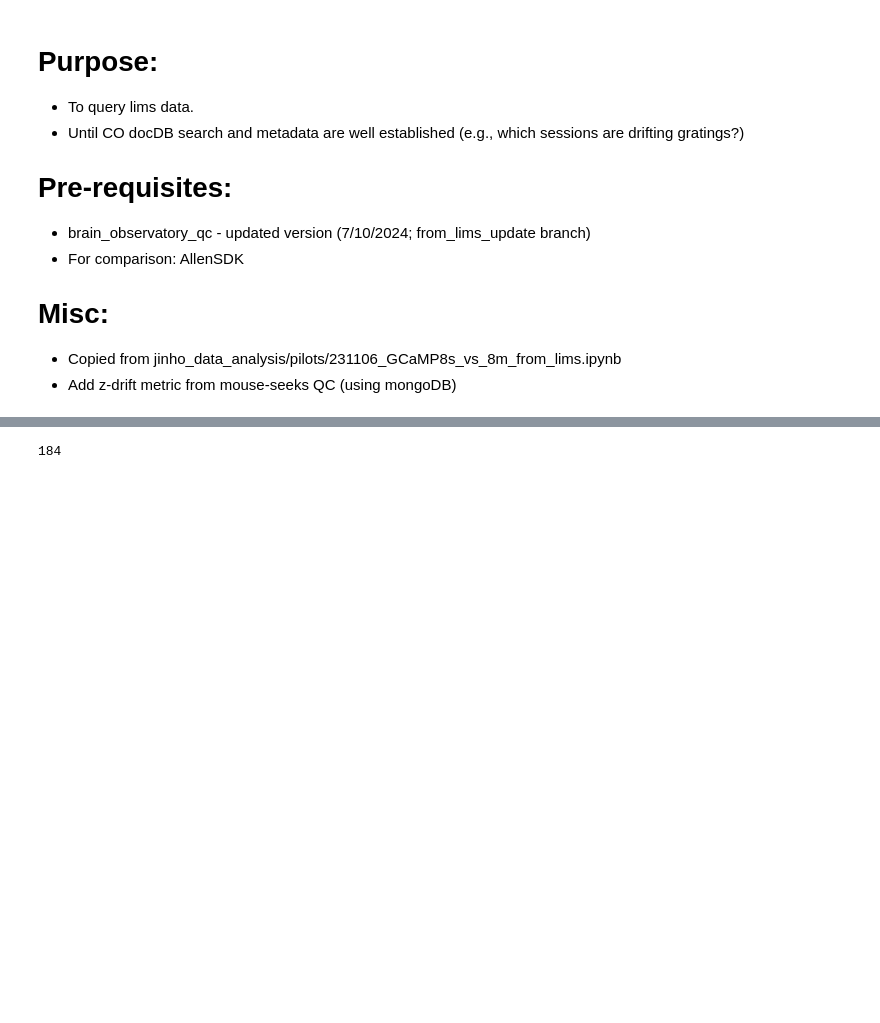
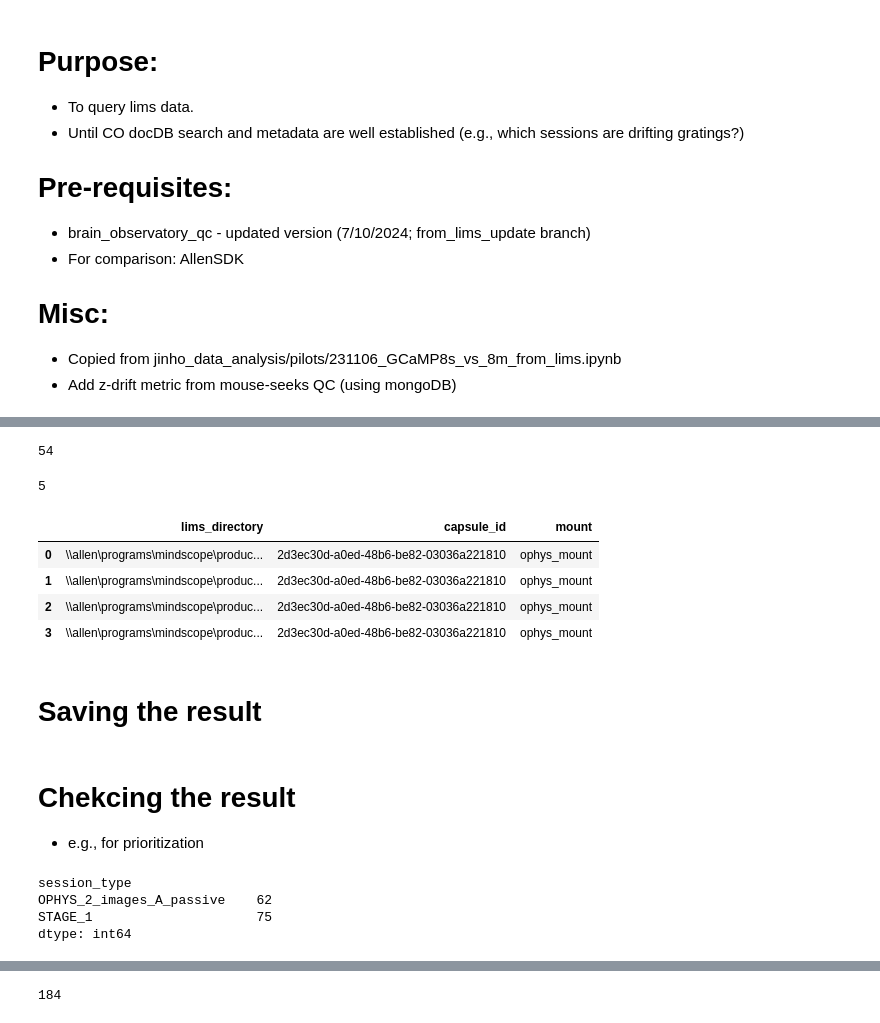
Before and after one commit to AllenNeuralDynamics/lamf_analysis_lims, a Jupyter notebook: pilot_data_analysis/GCaMP/240701_query_lims_data.ipynb, the cells around one changed output, grey strips where cells are left out. Saved outputs shown, nothing was run; the diff lists cells and outputs as text; code cells hidden in the pictures; blank space fills up the shorter version.

```diff
--- a/pilot_data_analysis/GCaMP/240701_query_lims_data.ipynb
+++ b/pilot_data_analysis/GCaMP/240701_query_lims_data.ipynb
@@ -22,0 +406,12 @@ mongo = MongoClient("flaskapp.corp.alleninstitute.org", 27017)
+# %%
+priority_sort = ['snap25_oi4_dox', 'ribo_aav_icv', 'ribo_aav_local', 'oi4_homo',
+                 'slc32a1_oi1', 'slc32a1_oi4', 'gad2_ai195_omfish', 'gad2_ai210_omfish',
+                 'cux2_oi1', 'cux2_ai195_omfish']
+sorted_priority_sessions = pd.DataFrame()
+for sort_gcamp in priority_sort:
+    temp_table = priority_sessions.query('gcamp == @sort_gcamp')
+    sorted_priority_sessions = pd.concat([sorted_priority_sessions, temp_table])
+# %%
+print(len(sorted_priority_sessions))
+# %% [output]
+54
@@ -22,0 +420,35 @@ mongo = MongoClient("flaskapp.corp.alleninstitute.org", 27017)
+# %%
+save_dir = Path(r'\\allen\programs\mindscope\workgroups\learning\pilots\GCaMP8')
+plane_save_fn = save_dir / 'gcamp_pilot_plane_info_241121_priority.csv'
+sorted_priority_planes.to_csv(plane_save_fn)
+
+session_save_fn = save_dir / 'gcamp_pilot_session_info_241121_priority.csv'
+sorted_priority_sessions.to_csv(session_save_fn)
+# %%
+len(sorted_priority_sessions)//10
+# %% [output]
+5
+# %%
+# Saving them to have 10 sessions in each file, with a specific columns for csv
+num_sessions = 10
+partitions = np.arange(0, len(sorted_priority_sessions), 10)
+if partitions[-1] != len(sorted_priority_sessions):
+    partitions = np.append(partitions, len(sorted_priority_sessions))
+for i, (start, end) in enumerate(zip(partitions[:-1], partitions[1:])):
+    temp_table = sorted_priority_sessions.iloc[start:end]
+    temp_table = temp_table.reset_index()[['session_storage_directory']]
+    temp_table.rename(columns={'session_storage_directory': 'lims_directory'}, inplace=True)
+    temp_table['capsule_id'] = ' 2d3ec30d-a0ed-48b6-be82-03036a221810'
+    temp_table['mount'] = 'ophys_mount'
+    save_fn = save_dir / f'gcamp_pilot_upload_241121_priority_{i+1}.csv'
+    temp_table.to_csv(save_fn, index=False)
+# %%
+temp_table
+# %% [output]
+|  | lims_directory | capsule_id | mount |
+| 0 | \\allen\programs\mindscope\produc... | 2d3ec30d-a0ed-48b6-be82-03036a221810 | ophys_mount |
+| 1 | \\allen\programs\mindscope\produc... | 2d3ec30d-a0ed-48b6-be82-03036a221810 | ophys_mount |
+| 2 | \\allen\programs\mindscope\produc... | 2d3ec30d-a0ed-48b6-be82-03036a221810 | ophys_mount |
+| 3 | \\allen\programs\mindscope\produc... | 2d3ec30d-a0ed-48b6-be82-03036a221810 | ophys_mount |
+# %% [markdown]
+# Saving the result
@@ -22,0 +462,10 @@ mongo = MongoClient("flaskapp.corp.alleninstitute.org", 27017)
+# %% [markdown]
+# Chekcing the result
+- e.g., for prioritization
+# %%
+gcamp_session_info.groupby('session_type').size()
+# %% [output]
+session_type
+OPHYS_2_images_A_passive    62
+STAGE_1                     75
+dtype: int64
```
Also changed, not shown: parts of 25 cells of this notebook, 2 other files.
